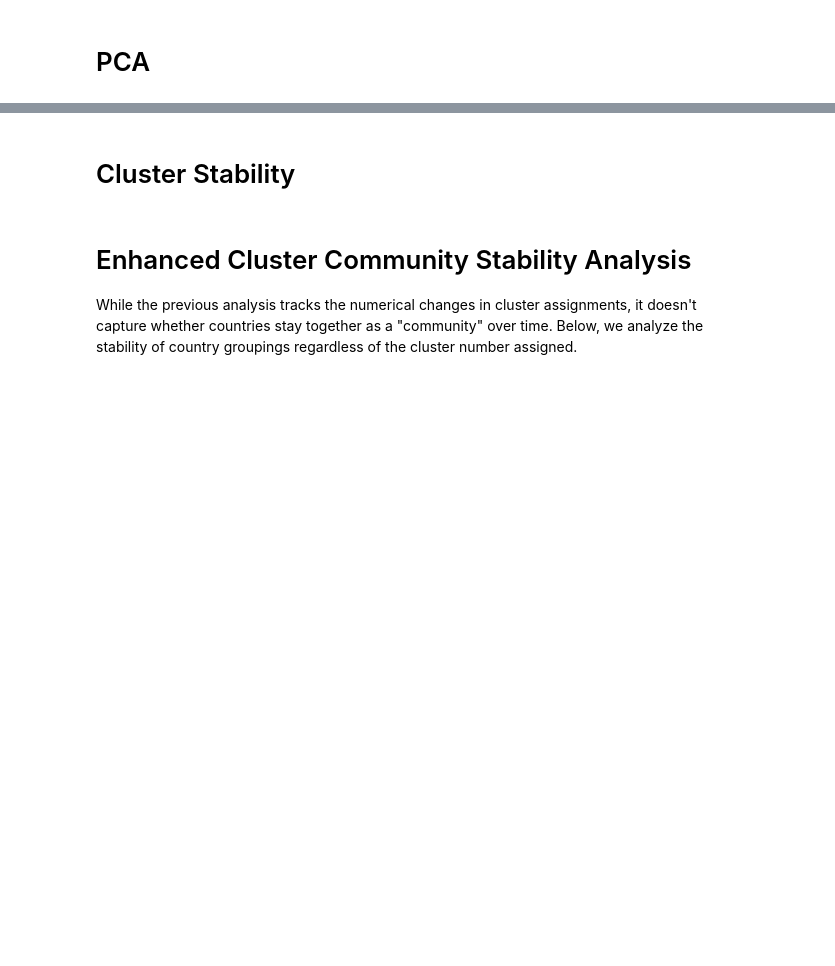
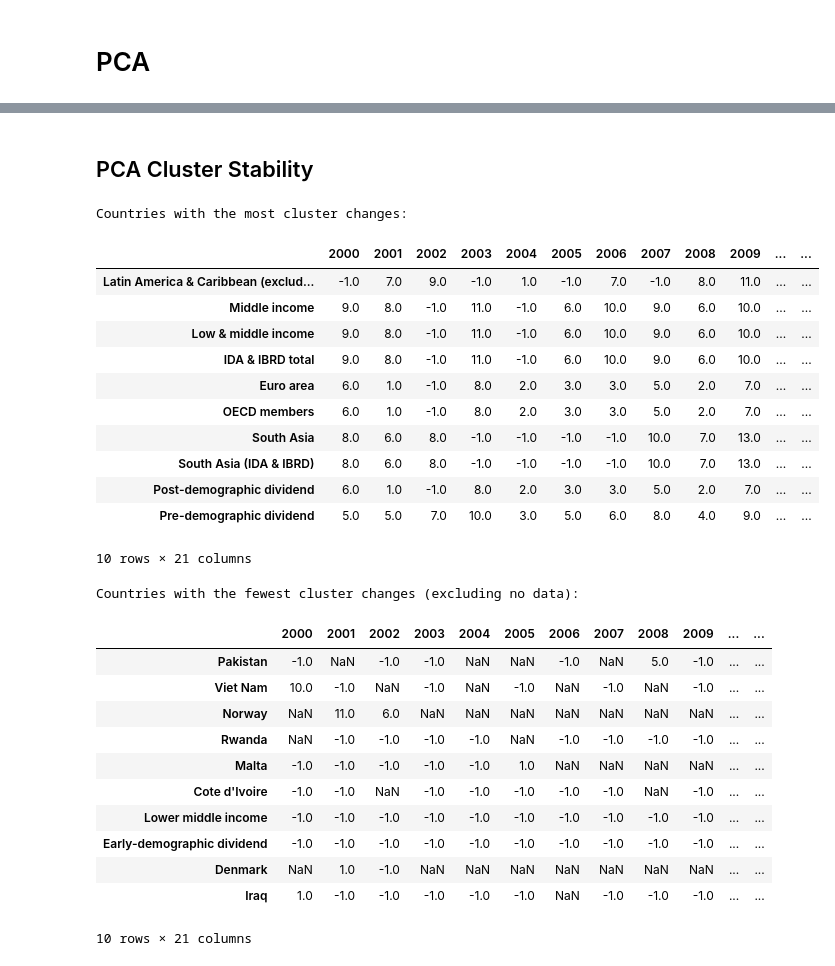
Before and after one commit to garrettwflowers/wdi-income-inequality, a Jupyter notebook: downstream_clustering_ncv.ipynb, the cells around one changed output, grey strips where cells are left out. Cells and saved outputs as stored; diff of their text form; code cells hidden in the pictures; blank space fills up the shorter version.

```diff
--- a/downstream_clustering_ncv.ipynb
+++ b/downstream_clustering_ncv.ipynb
@@ -127,0 +223,13 @@ display(data_pca_df)
+# %%
+# Clustering
+dbscan = DBSCAN(eps=PCA_EPSILON, min_samples=PCA_MIN_SAMPLES)
+
+for year in data_labels['Year'].unique():
+    dbscan.fit(data_pca_df[data_pca_df['Year'] == year][pca_columns])
+    data_pca_df.loc[data_pca_df['Year'] == year, 'Cluster'] = dbscan.labels_
+    silhouette_avg = silhouette_score(data_pca_df[data_pca_df['Year'] == year][pca_columns], dbscan.labels_)
+    print(f"Year: {year}, Silhouette Score: {silhouette_avg:.2f}")
+
+# Save the clustered data
+data_pca_df.to_csv(f'output/pca/clustered_data_{DATE_RANGE}.csv', index=False)
+display(data_pca_df)
@@ -127,0 +270,5 @@ display(data_pca_df)
+# %%
+# Now perform average clustering on the PCA data (after the regular clustering is done)
+data_pca_df = perform_average_clustering(data_pca_df, method='pca')
+print("\nAdded average clustering to PCA data")
+print(f"DataFrame shape after adding average data: {data_pca_df.shape}")
@@ -291,7 +582,15 @@ interactive_fig_with_outliers.write_html(f'output/plots/interactive_clusters_{DA
 # %% [markdown]
-# Cluster Stability
+## PCA Cluster Stability
 # %%
 def analyze_cluster_stability(data_pca_df):
+    # Make a copy of the data and filter out the special Year=9999 for Average
+    data_pca_df = data_pca_df.copy()
+    data_pca_df = data_pca_df[data_pca_df['Year'] != 9999]
+
+    # Convert Year column to integer type if it's not already
+    data_pca_df['Year'] = pd.to_numeric(data_pca_df['Year'].astype(str).str[:4], errors='coerce').astype('Int64')
+
+    # Now proceed with the rest of the function
     years = sorted(data_pca_df['Year'].unique())
     countries = data_pca_df['Country Name'].unique()
 
@@ -314,36 +613,59 @@ def analyze_cluster_stability(data_pca_df):
 
     # Sort by number of changes
     cluster_tracking = cluster_tracking.sort_values('changes', ascending=False)
 
     # Display countries with the most and least cluster changes
     print("Countries with the most cluster changes:")
     display(cluster_tracking.head(10))
 
     print("\nCountries with the fewest cluster changes (excluding no data):")
     display(cluster_tracking[cluster_tracking['changes'] > 0].tail(10))
 
     # Calculate percentage of countries that changed clusters between consecutive years
     change_percentages = []
     for i in range(len(years)-1):
         year1, year2 = str(years[i]), str(years[i+1])
         valid_rows = cluster_tracking[[year1, year2]].dropna().shape[0]
         changes = sum(cluster_tracking[year1] != cluster_tracking[year2])
         change_percentages.append((years[i], years[i+1], changes / valid_rows * 100 if valid_rows > 0 else 0))
 
     # Plot the percentage of countries changing clusters over time
     change_df = pd.DataFrame(change_percentages, columns=['Year1', 'Year2', 'Change Percentage'])
     fig = px.line(change_df, x='Year1', y='Change Percentage', markers=True,
                  title='Percentage of Countries Changing Clusters Between Consecutive Years')
     fig.update_layout(xaxis_title='Year', yaxis_title='Percentage Changed (%)')
     fig.show()
 
     return cluster_tracking
 
 # Run the stability analysis
 cluster_stability = analyze_cluster_stability(data_pca_df)
+# %% [output]
+Countries with the most cluster changes:
+|  | 2000 | 2001 | 2002 | 2003 | 2004 | 2005 | 2006 | 2007 | 2008 | 2009 | ... | ... |
+| Latin America & Caribbean (exclud... | -1.0 | 7.0 | 9.0 | -1.0 | 1.0 | -1.0 | 7.0 | -1.0 | 8.0 | 11.0 | ... | ... |
+| Middle income | 9.0 | 8.0 | -1.0 | 11.0 | -1.0 | 6.0 | 10.0 | 9.0 | 6.0 | 10.0 | ... | ... |
+| Low & middle income | 9.0 | 8.0 | -1.0 | 11.0 | -1.0 | 6.0 | 10.0 | 9.0 | 6.0 | 10.0 | ... | ... |
+| IDA & IBRD total | 9.0 | 8.0 | -1.0 | 11.0 | -1.0 | 6.0 | 10.0 | 9.0 | 6.0 | 10.0 | ... | ... |
+| Euro area | 6.0 | 1.0 | -1.0 | 8.0 | 2.0 | 3.0 | 3.0 | 5.0 | 2.0 | 7.0 | ... | ... |
+| OECD members | 6.0 | 1.0 | -1.0 | 8.0 | 2.0 | 3.0 | 3.0 | 5.0 | 2.0 | 7.0 | ... | ... |
+| South Asia | 8.0 | 6.0 | 8.0 | -1.0 | -1.0 | -1.0 | -1.0 | 10.0 | 7.0 | 13.0 | ... | ... |
+| South Asia (IDA & IBRD) | 8.0 | 6.0 | 8.0 | -1.0 | -1.0 | -1.0 | -1.0 | 10.0 | 7.0 | 13.0 | ... | ... |
+| Post-demographic dividend | 6.0 | 1.0 | -1.0 | 8.0 | 2.0 | 3.0 | 3.0 | 5.0 | 2.0 | 7.0 | ... | ... |
+| Pre-demographic dividend | 5.0 | 5.0 | 7.0 | 10.0 | 3.0 | 5.0 | 6.0 | 8.0 | 4.0 | 9.0 | ... | ... |
+10 rows × 21 columns
+Countries with the fewest cluster changes (excluding no data):
+|  | 2000 | 2001 | 2002 | 2003 | 2004 | 2005 | 2006 | 2007 | 2008 | 2009 | ... | ... |
+| Pakistan | -1.0 | NaN | -1.0 | -1.0 | NaN | NaN | -1.0 | NaN | 5.0 | -1.0 | ... | ... |
+| Viet Nam | 10.0 | -1.0 | NaN | -1.0 | NaN | -1.0 | NaN | -1.0 | NaN | -1.0 | ... | ... |
+| Norway | NaN | 11.0 | 6.0 | NaN | NaN | NaN | NaN | NaN | NaN | NaN | ... | ... |
+| Rwanda | NaN | -1.0 | -1.0 | -1.0 | -1.0 | NaN | -1.0 | -1.0 | -1.0 | -1.0 | ... | ... |
+| Malta | -1.0 | -1.0 | -1.0 | -1.0 | -1.0 | 1.0 | NaN | NaN | NaN | NaN | ... | ... |
+| Cote d'Ivoire | -1.0 | -1.0 | NaN | -1.0 | -1.0 | -1.0 | -1.0 | -1.0 | NaN | -1.0 | ... | ... |
+| Lower middle income | -1.0 | -1.0 | -1.0 | -1.0 | -1.0 | -1.0 | -1.0 | -1.0 | -1.0 | -1.0 | ... | ... |
+| Early-demographic dividend | -1.0 | -1.0 | -1.0 | -1.0 | -1.0 | -1.0 | -1.0 | -1.0 | -1.0 | -1.0 | ... | ... |
+| Denmark | NaN | 1.0 | -1.0 | NaN | NaN | NaN | NaN | NaN | NaN | NaN | ... | ... |
+| Iraq | 1.0 | -1.0 | -1.0 | -1.0 | -1.0 | -1.0 | NaN | -1.0 | -1.0 | -1.0 | ... | ... |
+10 rows × 21 columns
-# %% [markdown]
-# Enhanced Cluster Community Stability Analysis
-
-While the previous analysis tracks the numerical changes in cluster assignments, it doesn't capture whether countries stay together as a "community" over time. Below, we analyze the stability of country groupings regardless of the cluster number assigned.
 # %%
 def analyze_cluster_community_stability(data_pca_df):
```
Also changed, not shown: parts of 31 cells of this notebook, 4 other files.
